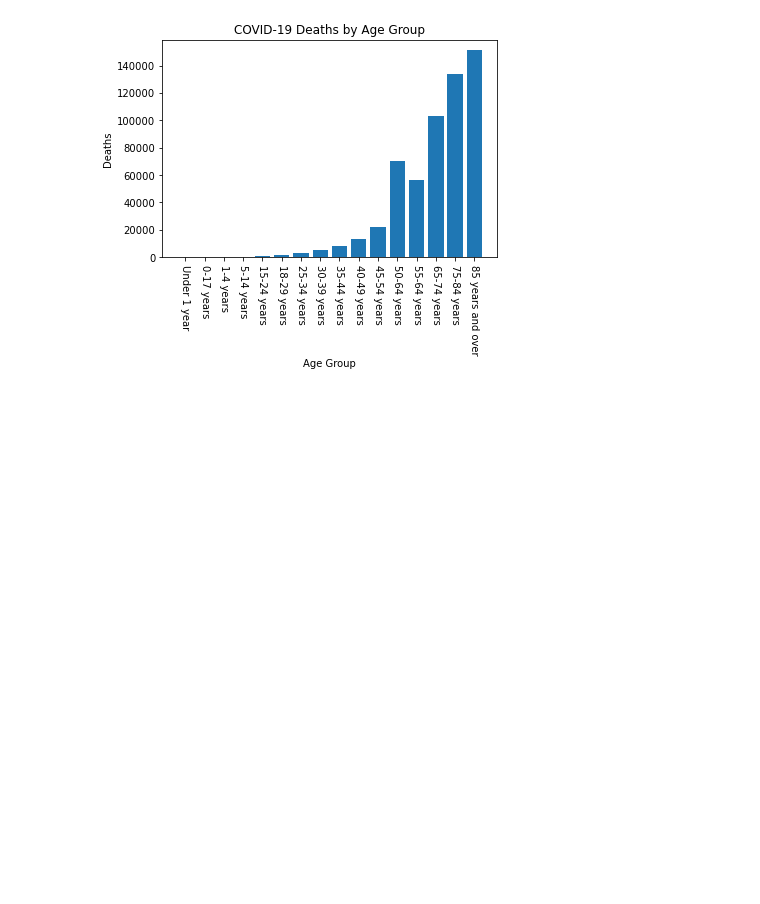
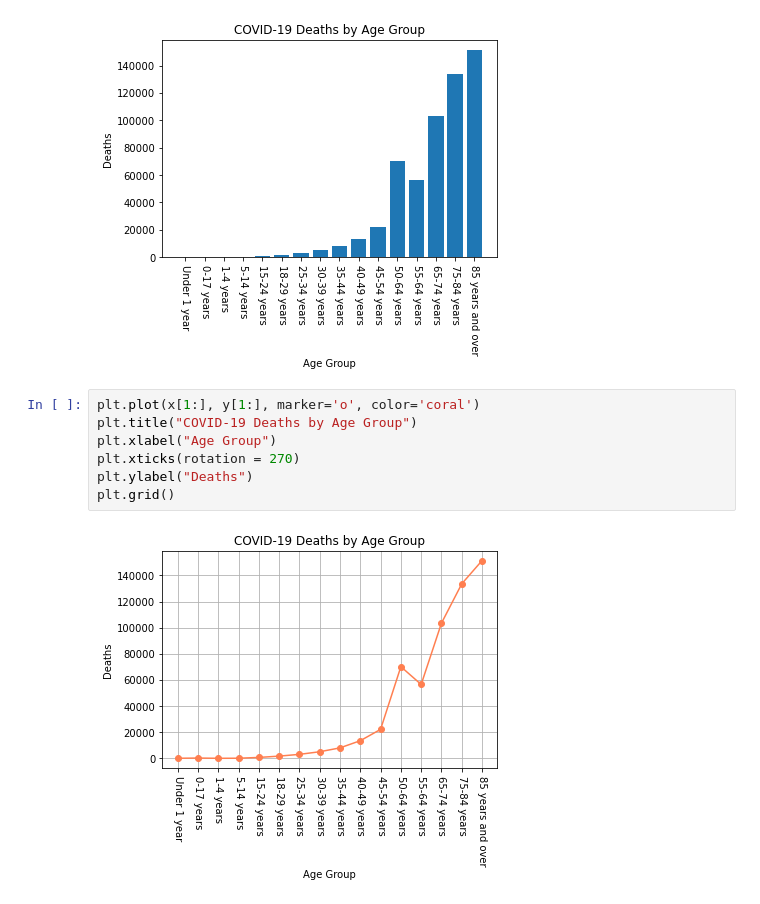
Before and after one commit to bennguyen8/DS-2500-Final, a Jupyter notebook: Age.ipynb, the cells around one changed output. Saved outputs shown, nothing was run; the diff lists cells and outputs as text; blank space fills up the shorter version.

```diff
--- a/Age.ipynb
+++ b/Age.ipynb
@@ -84,3 +84,12 @@ plt.ylabel("Deaths")
 # %% [output]
 Text(0, 0.5, 'Deaths')
 [figure]
+# %%
+plt.plot(x[1:], y[1:], marker='o', color='coral')
+plt.title("COVID-19 Deaths by Age Group")
+plt.xlabel("Age Group")
+plt.xticks(rotation = 270)
+plt.ylabel("Deaths")
+plt.grid()
+# %% [output]
+[figure, added]
```
Also changed, not shown: 3 other files.
